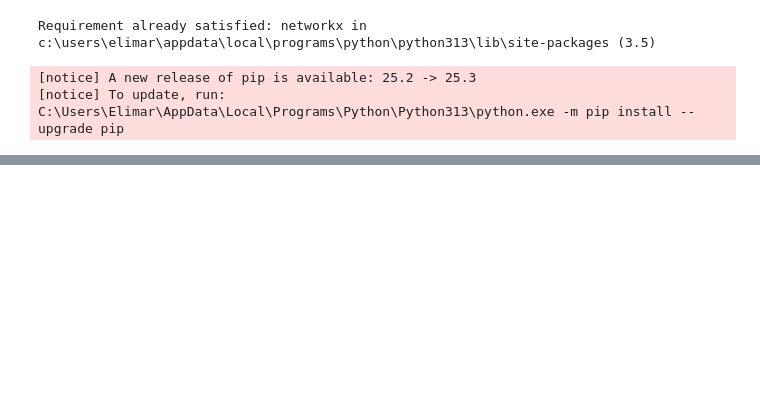
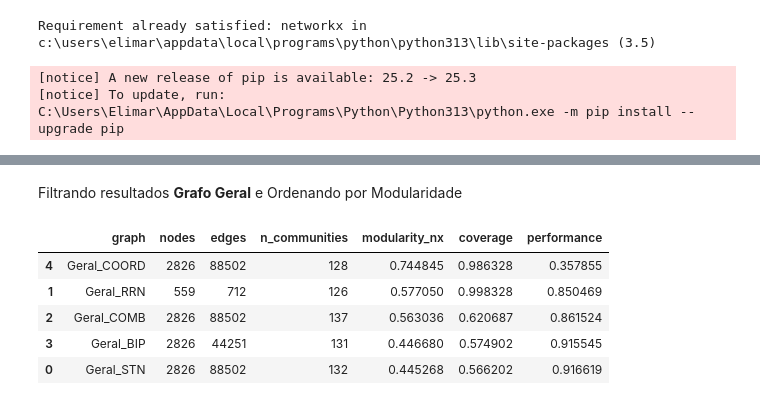
Before and after one commit to ED-Atividades/Lista-04, a Jupyter notebook: Lista_04_Estrutura_de_Dados_Elimar_Ximenes.ipynb, the cells around one changed output, grey strips where cells are left out. Saved outputs shown, nothing was run; the diff lists cells and outputs as text; code cells hidden in the pictures; blank space fills up the shorter version.

```diff
--- a/Lista_04_Estrutura_de_Dados_Elimar_Ximenes.ipynb
+++ b/Lista_04_Estrutura_de_Dados_Elimar_Ximenes.ipynb
@@ -506,0 +522,16 @@ df_results
+# %% [markdown]
+Filtrando resultados **Grafo Geral** e Ordenando por Modularidade
+# %%
+df_geral_sorted = (
+    df_results[df_results["graph"].str.contains("Geral")]
+      .sort_values(by="modularity_nx", ascending=False)
+)
+
+df_geral_sorted
+# %% [output]
+|  | graph | nodes | edges | n_communities | modularity_nx | coverage | performance |
+| 4 | Geral_COORD | 2826 | 88502 | 128 | 0.744845 | 0.986328 | 0.357855 |
+| 1 | Geral_RRN | 559 | 712 | 126 | 0.577050 | 0.998328 | 0.850469 |
+| 2 | Geral_COMB | 2826 | 88502 | 137 | 0.563036 | 0.620687 | 0.861524 |
+| 3 | Geral_BIP | 2826 | 44251 | 131 | 0.446680 | 0.574902 | 0.915545 |
+| 0 | Geral_STN | 2826 | 88502 | 132 | 0.445268 | 0.566202 | 0.916619 |
```
Also changed, not shown: parts of 30 cells of this notebook, 16 other files.
